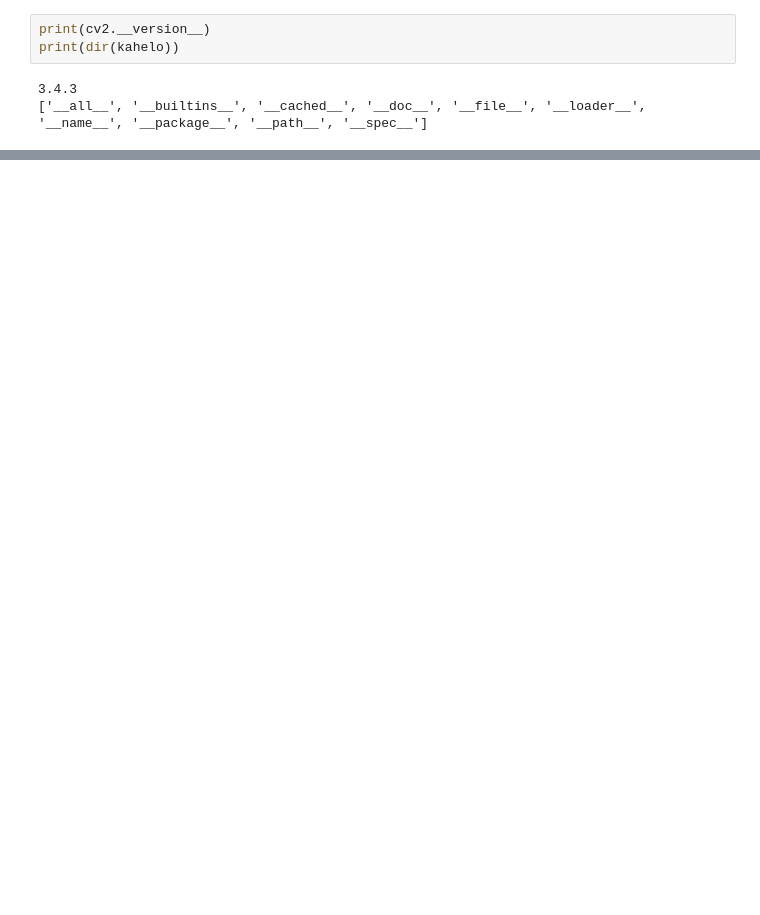
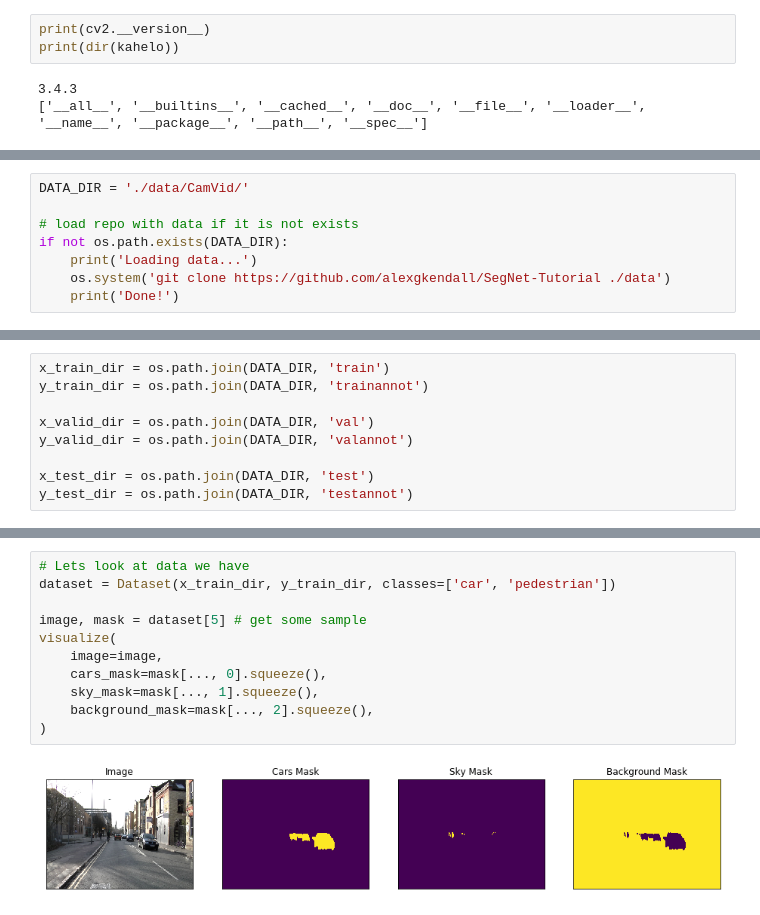
Before and after one commit to dellielo/test, a Jupyter notebook: test_lib.ipynb, the cells around one changed output, grey strips where cells are left out. Saved outputs shown, nothing was run; the diff lists cells and outputs as text; blank space fills up the shorter version.

```diff
--- a/test_lib.ipynb
+++ b/test_lib.ipynb
@@ -30,0 +78,8 @@ print(dir(kahelo))
+# %%
+DATA_DIR = './data/CamVid/'
+
+# load repo with data if it is not exists
+if not os.path.exists(DATA_DIR):
+    print('Loading data...')
+    os.system('git clone https://github.com/alexgkendall/SegNet-Tutorial ./data')
+    print('Done!')
@@ -30,0 +89,9 @@ print(dir(kahelo))
+# %%
+x_train_dir = os.path.join(DATA_DIR, 'train')
+y_train_dir = os.path.join(DATA_DIR, 'trainannot')
+
+x_valid_dir = os.path.join(DATA_DIR, 'val')
+y_valid_dir = os.path.join(DATA_DIR, 'valannot')
+
+x_test_dir = os.path.join(DATA_DIR, 'test')
+y_test_dir = os.path.join(DATA_DIR, 'testannot')
@@ -30,0 +230,13 @@ print(dir(kahelo))
+# %%
+# Lets look at data we have
+dataset = Dataset(x_train_dir, y_train_dir, classes=['car', 'pedestrian'])
+
+image, mask = dataset[5] # get some sample
+visualize(
+    image=image,
+    cars_mask=mask[..., 0].squeeze(),
+    sky_mask=mask[..., 1].squeeze(),
+    background_mask=mask[..., 2].squeeze(),
+)
+# %% [output]
+[figure, added]
```
Also changed, not shown: parts of 17 cells of this notebook.
